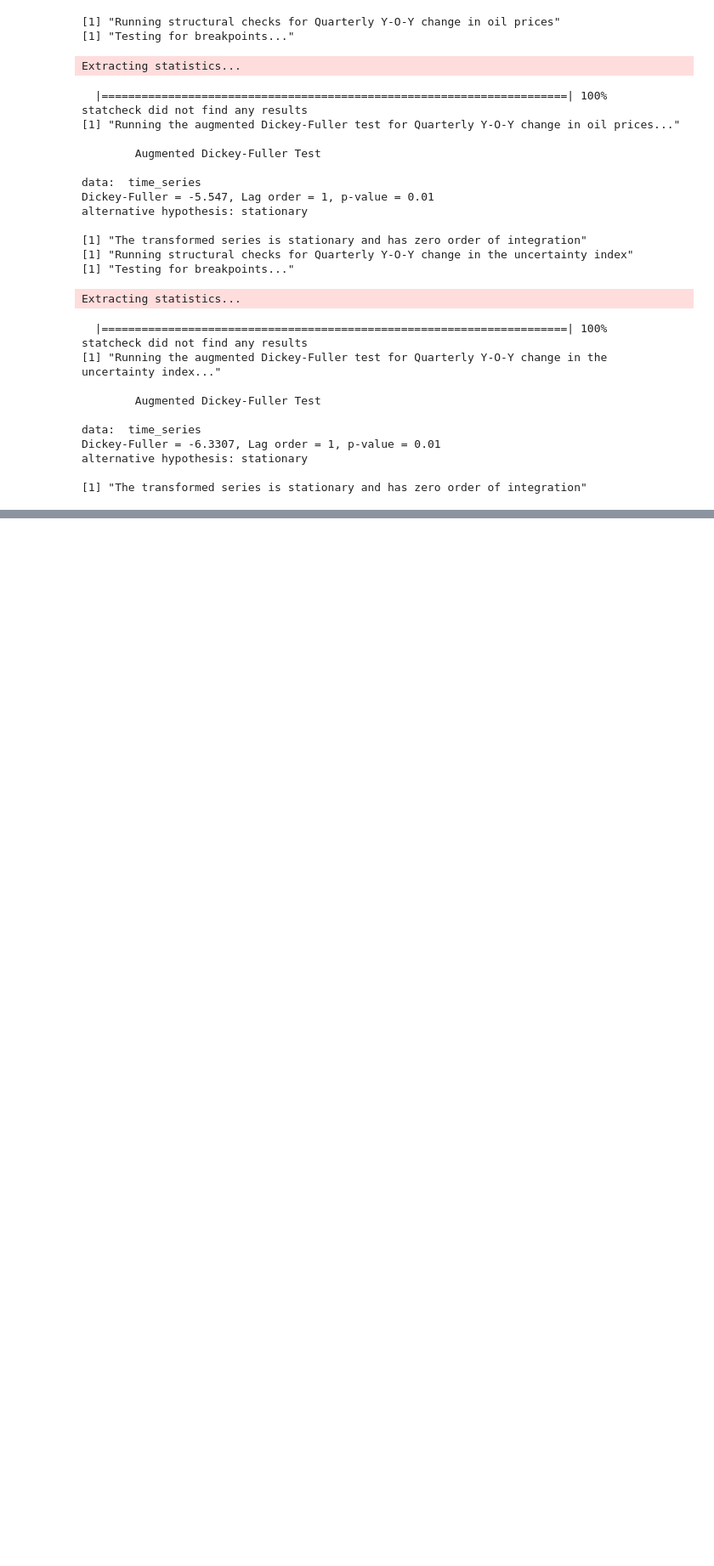
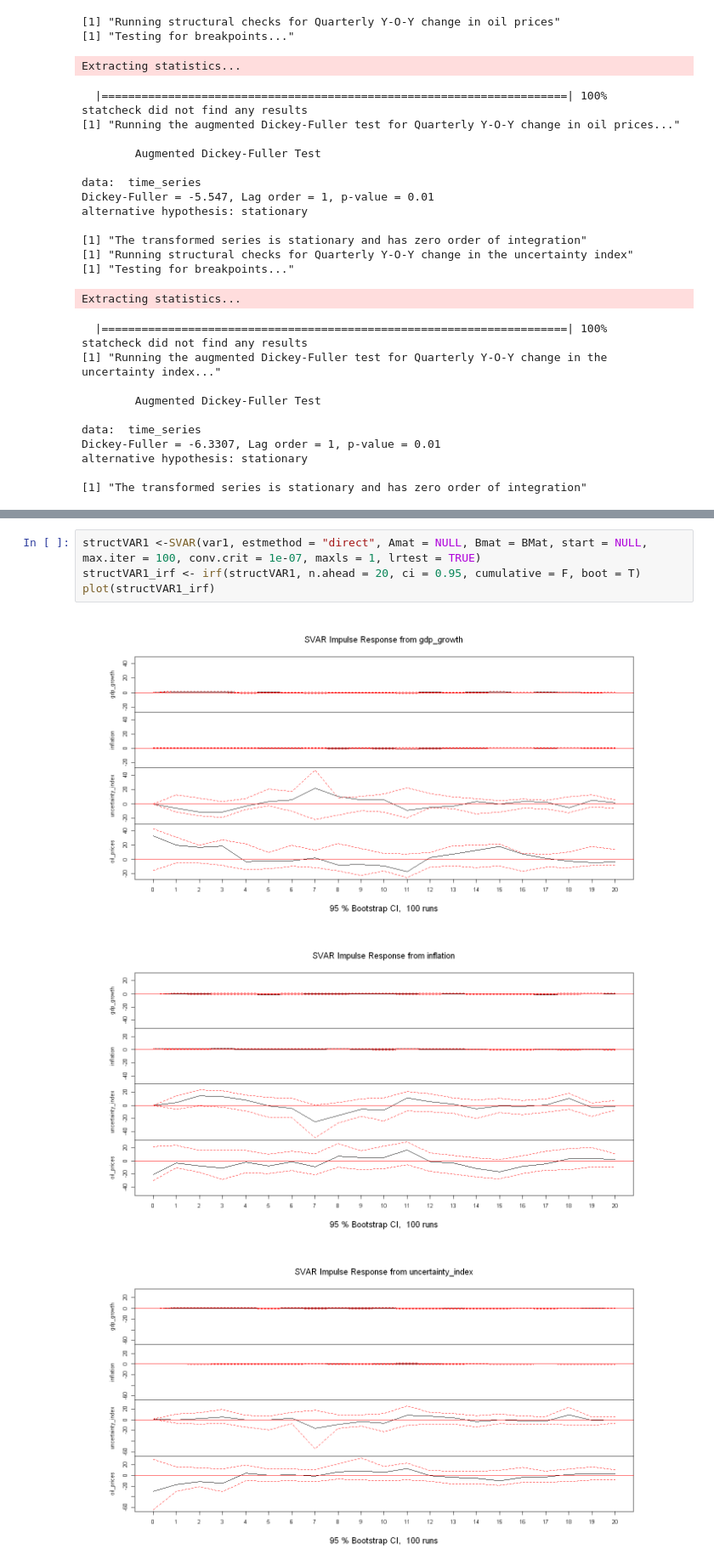
Before and after one commit to PetrCala/macro_tools_term_paper, a Jupyter notebook: code/cala_termpaper_main.ipynb, the cells around one changed output, grey strips where cells are left out. Shown at 85% size. Saved outputs shown, nothing was run; the diff lists cells and outputs as text; blank space fills up the shorter version.

```diff
--- a/code/cala_termpaper_main.ipynb
+++ b/code/cala_termpaper_main.ipynb
@@ -639,0 +666,8 @@ AIC(n)  HQ(n)  SC(n) FPE(n)
+# %%
+structVAR1 <-SVAR(var1, estmethod = "direct", Amat = NULL, Bmat = BMat, start = NULL, max.iter = 100, conv.crit = 1e-07, maxls = 1, lrtest = TRUE)
+structVAR1_irf <- irf(structVAR1, n.ahead = 20, ci = 0.95, cumulative = F, boot = T)
+plot(structVAR1_irf)
+# %% [output]
+[figure, added]
+[figure, added]
+[figure, added]
```
Also changed, not shown: parts of 12 cells of this notebook.
